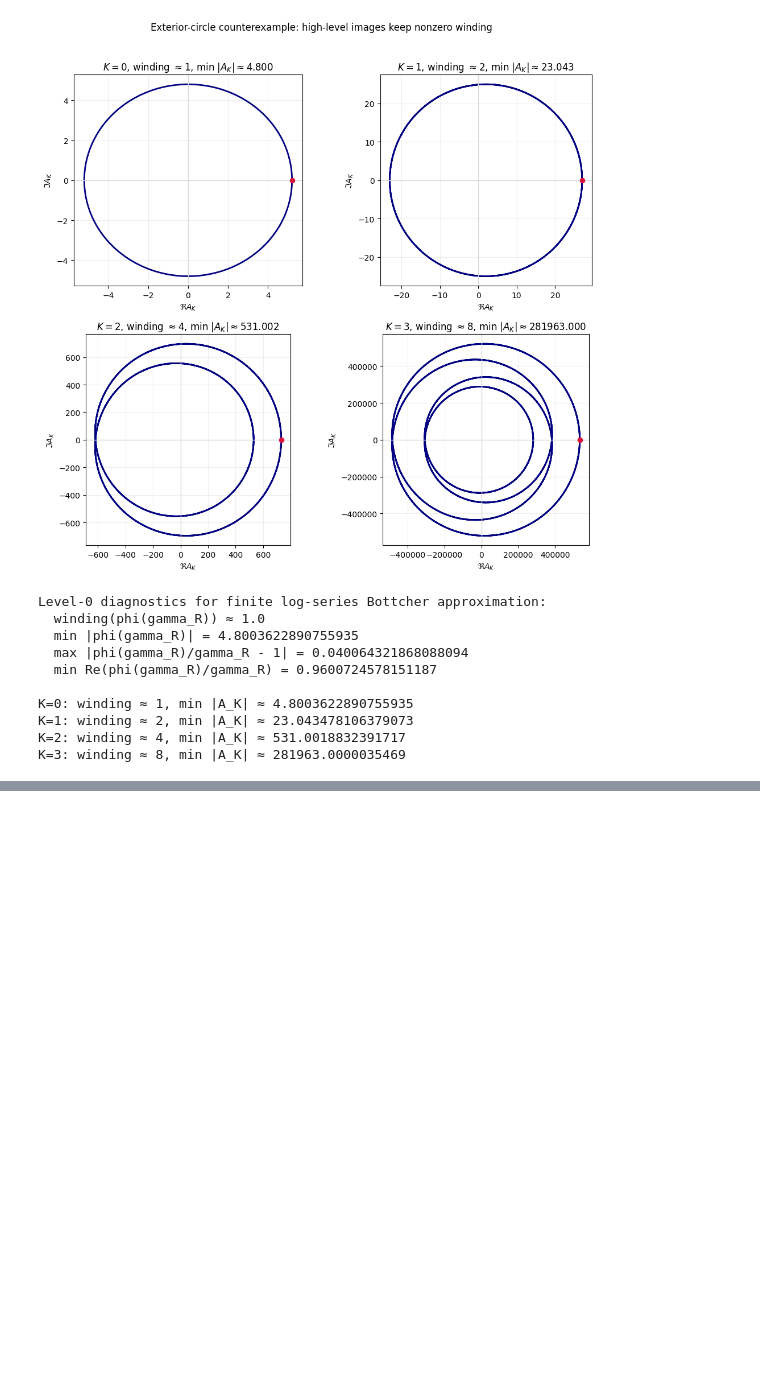
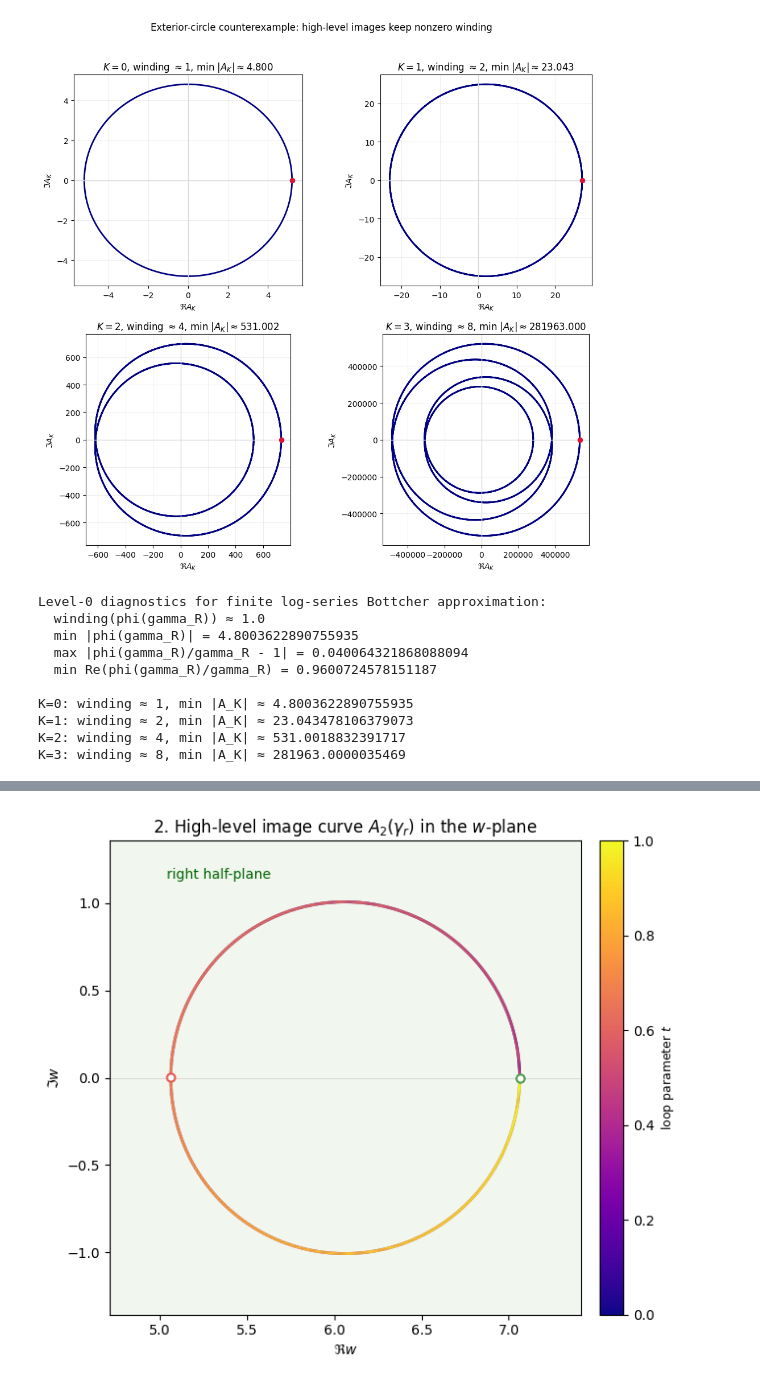
Before and after one commit to kirill-kondrashov/mlc, a Jupyter notebook: notebooks/frontier_plan08_step13_actual_high_escaping_charts.ipynb, the cells around one changed output, grey strips where cells are left out. Cells and saved outputs as stored; diff of their text form; code cells hidden in the pictures; blank space fills up the shorter version.

```diff
--- a/notebooks/frontier_plan08_step13_actual_high_escaping_charts.ipynb
+++ b/notebooks/frontier_plan08_step13_actual_high_escaping_charts.ipynb
@@ -167,0 +300,25 @@ So the frontier is no longer “prove one global logarithm for every high-escapi
+# %%
+fig, ax = plt.subplots(figsize=(7.2, 5.8))
+pts = np.column_stack([w_curve.real, w_curve.imag]).reshape(-1, 1, 2)
+segs = np.concatenate([pts[:-1], pts[1:]], axis=1)
+lc = LineCollection(segs, cmap='plasma', lw=2.1, norm=plt.Normalize(0, 1))
+lc.set_array(t[:-1])
+ax.add_collection(lc)
+ax.axvspan(0, w_curve.real.max() + 0.5, color='#d9ead3', alpha=0.35)
+ax.axvline(0, color='0.5', lw=1.2, ls='--')
+ax.text(0.12, 0.92, r'right half-plane', transform=ax.transAxes, color='darkgreen', fontsize=10)
+for j, p in enumerate(partition_points_w):
+    ax.scatter([p.real], [p.imag], color='white', edgecolor=colors[j], s=34, zorder=5, linewidth=1.4)
+ax.set_xlim(w_curve.real.min() - 0.35, w_curve.real.max() + 0.35)
+ax.set_ylim(w_curve.imag.min() - 0.35, w_curve.imag.max() + 0.35)
+ax.set_aspect('equal', adjustable='box')
+ax.axhline(0, color='0.85', lw=0.7)
+ax.set_title(r'2. High-level image curve $A_2(\gamma_r)$ in the $w$-plane')
+ax.set_xlabel(r'$\Re w$')
+ax.set_ylabel(r'$\Im w$')
+cb = plt.colorbar(lc, ax=ax, fraction=0.045, pad=0.03)
+cb.set_label(r'loop parameter $t$', fontsize=9)
+plt.tight_layout()
+plt.show()
+# %% [output]
+[figure, added]
```
Also changed, not shown: parts of 24 cells of this notebook, 2 other files.
